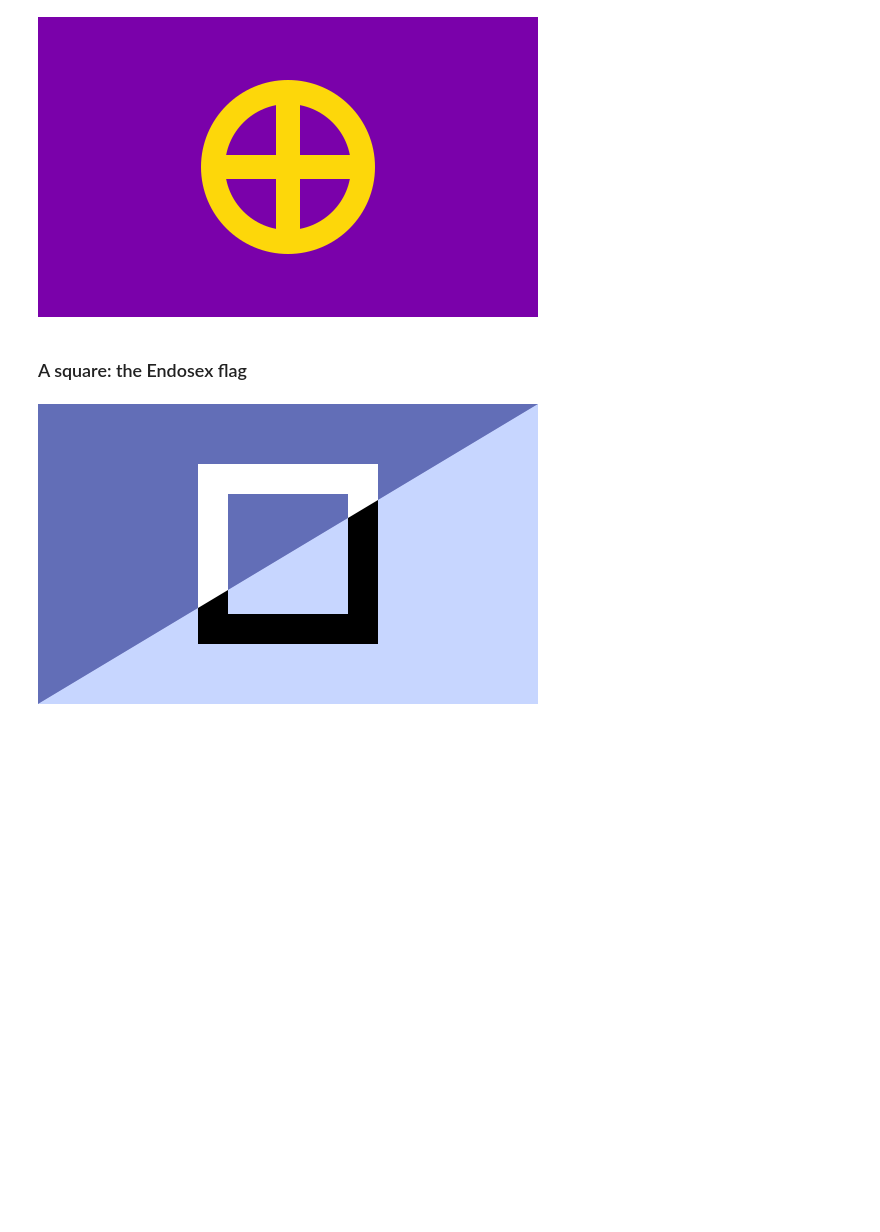
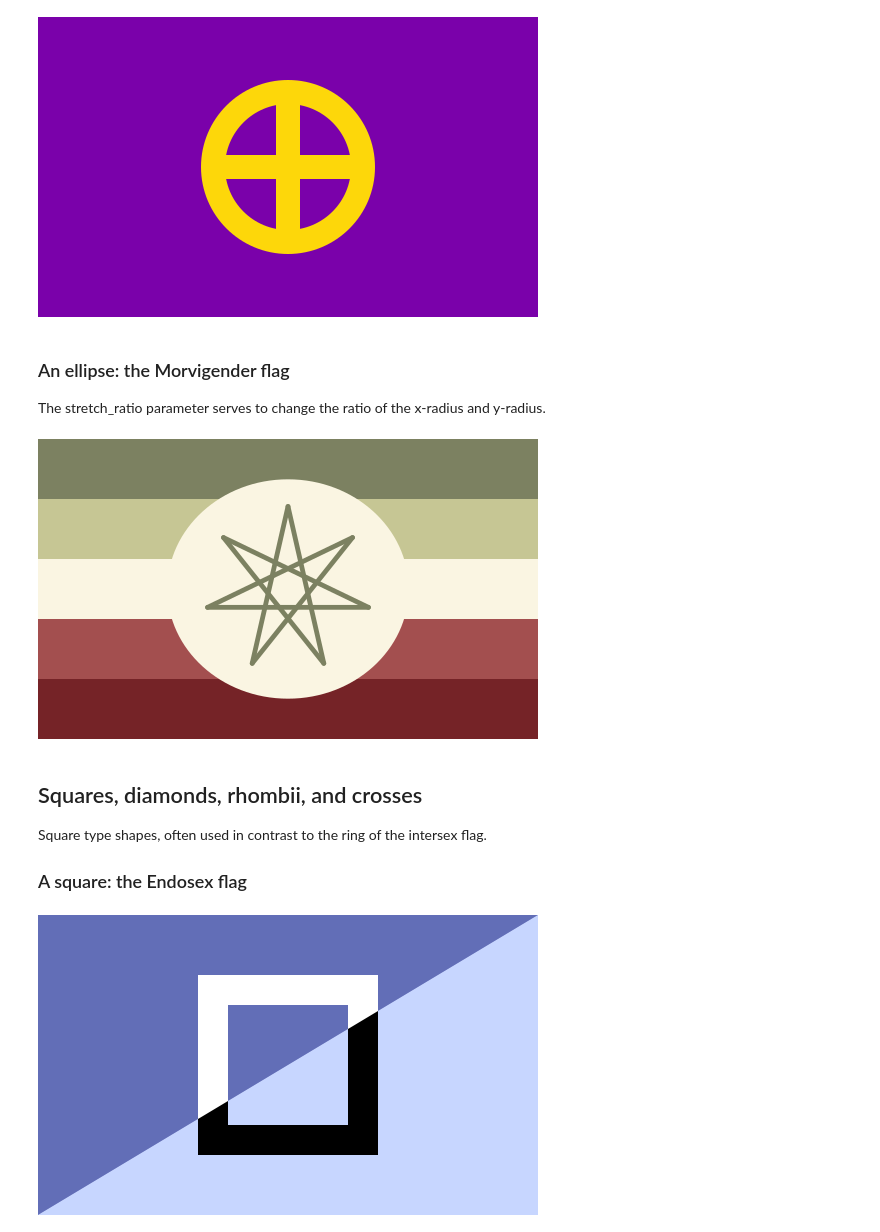
Before and after one commit to intervexual/drawpride, a Jupyter notebook: examples.ipynb, the cells around one changed output. Saved outputs shown, nothing was run; the diff lists cells and outputs as text; code cells hidden in the pictures; blank space fills up the shorter version.

```diff
--- a/examples.ipynb
+++ b/examples.ipynb
@@ -111,7 +111,24 @@ draw_transparent_ring(d, intersex_yellow)
 filelocations = save_flag(d, 'ipsogender', outdir, show_image=True)
 # %% [output]
 [figure]
+# %% [markdown]
+### An ellipse: the Morvigender flag
+The stretch_ratio parameter serves to change the ratio of the x-radius and y-radius.
+# %%
+# example of an ellipse
+# https://genderqueer-dream.tumblr.com/post/638442638940504064/beyond-mogai-pride-flags-morvivgender-a
+d = draw.Drawing(500, 300)
+cols = ['#7c8161', '#c6c694', '#faf5e2', '#a34f4f', '#752327']
+draw_horiz_bars(d, cols)
+draw_ellipse(d, '#faf5e2', size_ratio=0.75, stretch_ratio=1.1)
+draw_arbitrary_star_trace(d, '#7c8161', num_points=7, offset=3, thick_ratio=1.6, size_ratio=1.1)
+filelocations = save_flag(d, 'morvigender', outdir, show_image=True)
+# %% [output]
+[figure, added]
 # %% [markdown]
+## Squares, diamonds, rhombii, and crosses
+Square type shapes, often used in contrast to the ring of the intersex flag.
+
 ### A square: the Endosex flag
 # %%
 # example of reverse diagonal plus square plus diagonal-cut square: the endosex (not intersex) flag
```
Also changed, not shown: parts of 24 cells of this notebook, 45 other files.
